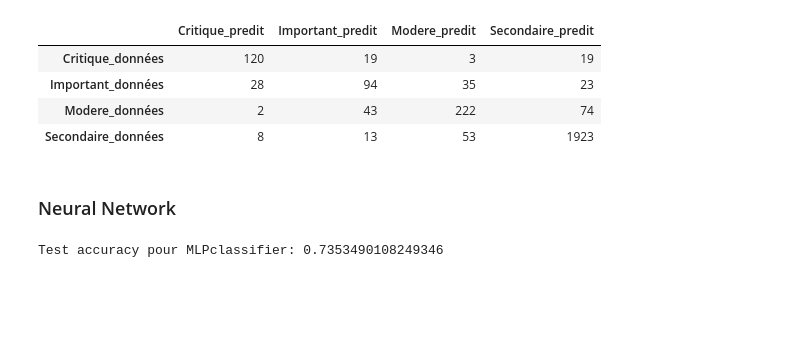
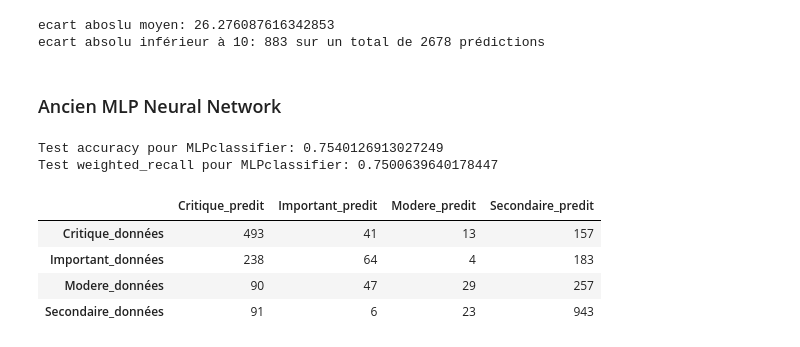
Before and after one commit to OUEDRAOGO-ANGELO/Mini-Projet-3-Prediction-de-pannes, a Jupyter notebook: PredictiveMaintenance.ipynb, the cells around one changed output. Saved outputs shown, nothing was run; the diff lists cells and outputs as text; code cells hidden in the pictures; blank space fills up the shorter version.

```diff
--- a/PredictiveMaintenance.ipynb
+++ b/PredictiveMaintenance.ipynb
@@ -92,7 +270,5 @@ X_train, X_test, y_train, y_test = train_test_split(X,y)
 # %%
-from sklearn.ensemble import RandomForestClassifier
-weights = {'Critique' : 5, 'Important':2, 'Modere':1, 'Secondaire':2}
-model_rf = RandomForestClassifier(n_estimators=10, class_weight=weights)
+model_rf = RandomForestClassifier(n_estimators=100)
 model_rf.fit(X_train, y_train)
 from sklearn.metrics import accuracy_score, confusion_matrix
 print(f"Le pourcentage de bien classés est de : {accuracy_score(y_test, model_rf.predict(X_test))*100} %")
@@ -100,0 +294,4 @@ Le pourcentage de bien classés est de : 88.05524449421426 %
+# %%
+classes = ["Critique", "Important", "Modere", "Secondaire"]
+for i in range(4):
+    print(f"Le recall de la classe {classes[i]} pour le random forest vaut {recall_score(y_test, model_rf.predict(X_test), average= None)[i]}.")
@@ -101,24 +401,58 @@ Le pourcentage de bien classés est de : 88.05524449421426 %
+# %%
+ecart = predictions_rnn.flatten() - y_test
+ecart_abs = np.abs(ecart)
+print(f'ecart aboslu moyen: {np.mean(ecart_abs)}')
+print(f'ecart absolu inférieur à 10: {(ecart_abs < 10).sum()} sur un total de {len(ecart_abs)} prédictions')
+# %% [output]
+ecart aboslu moyen: 26.276087616342853
+ecart absolu inférieur à 10: 883 sur un total de 2678 prédictions
+# %% [markdown]
+### Ancien MLP Neural Network
+# %%
+
+#premiers = [2, 3, 5, 7, 11, 13, 17, 19, 23, 29, 31, 37, 41, 43, 47, 53, 59, 61, 67, 71, 73, 79, 83, 89, 97]
+premiers = [5, 10, 15, 20, 25, 30, 100, 150, 200]
+
+weights = [0.5, 0.2, 0.2, 0.1]
+n_jobs = -1  # Utiliser tous les cœurs disponibles
+
+# Fonction d'entraînement d'un modèle
+def entrainer_mlp(_):
+    combinaison = random.choices(premiers, k=4)
+    test_mlp = MLPClassifier(hidden_layer_sizes=combinaison, max_iter=1000, random_state=42, activation='logistic')
+    test_mlp.fit(X_train, y_train)
+    recall = recall_score(y_test, test_mlp.predict(X_test), average=None)
+    weighted_recall = np.dot(weights, recall)
+    return (weighted_recall, test_mlp, combinaison)
+
+# Exécution parallèle
+resultats = joblib.Parallel(n_jobs=n_jobs)(joblib.delayed(entrainer_mlp)(i) for i in range(20))
+
+# Sélection du meilleur modèle
+weighted_recall, model_mlp, couche = max(resultats, key=lambda x: x[0])
+
+
+#MLPClassifier(hidden_layer_sizes=couche, max_iter=1000, random_state=42, activation='relu', solver='adam')
+model_mlp.fit(X_train, y_train)
+
+# Prédictions sur les données de test
+predictions_mlp = model_mlp.predict(X_test)
+
+# Évaluation de l'efficacité du modèle
+accuracy_mlp = accuracy_score(y_test, predictions_mlp)
+
+print(f'Test accuracy pour MLPclassifier: {accuracy_mlp}')
+print(f'Test weighted_recall pour MLPclassifier: {weighted_recall}')
+# %% [output]
+Test accuracy pour MLPclassifier: 0.7540126913027249
+Test weighted_recall pour MLPclassifier: 0.7500639640178447
 # %%
-pd.DataFrame(confusion_matrix(y_test, model_rf.predict(X_test)),
+pd.DataFrame(confusion_matrix(y_test, model_mlp.predict(X_test)),
              index = ["Critique_données", "Important_données", "Modere_données", "Secondaire_données"],
              columns = ["Critique_predit", "Important_predit", "Modere_predit", "Secondaire_predit"])
 # %% [output]
 |  | Critique_predit | Important_predit | Modere_predit | Secondaire_predit |
-| Critique_données | 120 | 19 | 3 | 19 |
-| Important_données | 28 | 94 | 35 | 23 |
-| Modere_données | 2 | 43 | 222 | 74 |
-| Secondaire_données | 8 | 13 | 53 | 1923 |
+| Critique_données | 493 | 41 | 13 | 157 |
+| Important_données | 238 | 64 | 4 | 183 |
+| Modere_données | 90 | 47 | 29 | 257 |
+| Secondaire_données | 91 | 6 | 23 | 943 |
-# %% [markdown]
-### Neural Network
-# %%
-MLPClassifier(hidden_layer_sizes=(400, 300, 300, 300, 300, 300, 400), max_iter=1000, random_state=42, activation='relu', solver='adam')
-model_mlp.fit(X_train, y_train)
-
-# Prédictions sur les données de test
-predictions_mlp = model_mlp.predict(X_test)
-
-# Évaluation de l'efficacité du modèle
-accuracy_mlp = accuracy_score(y_test, predictions_mlp)
-print(f'Test accuracy pour MLPclassifier: {accuracy_mlp}')
-# %% [output]
-Test accuracy pour MLPclassifier: 0.7353490108249346
```
Also changed, not shown: parts of 81 cells of this notebook, 3 other files.
